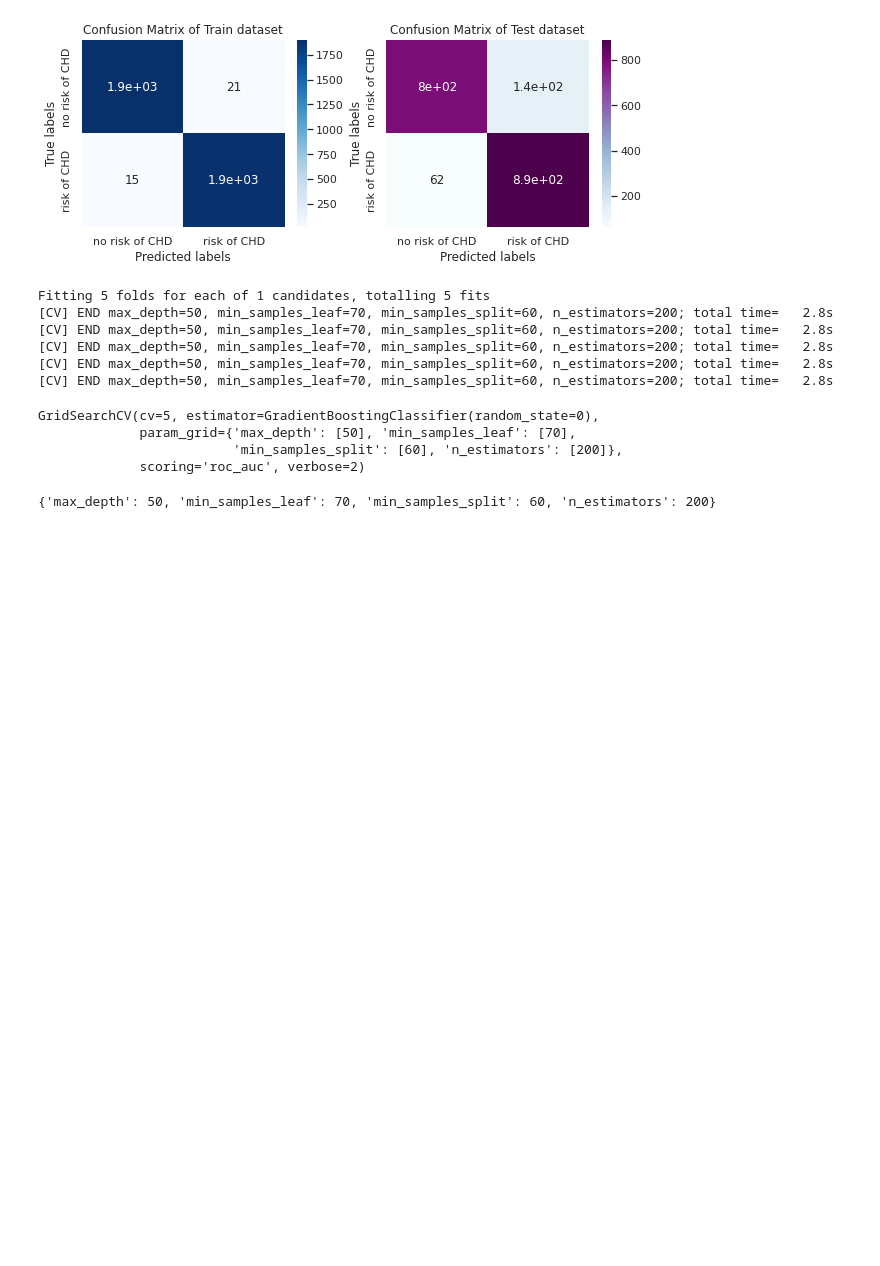
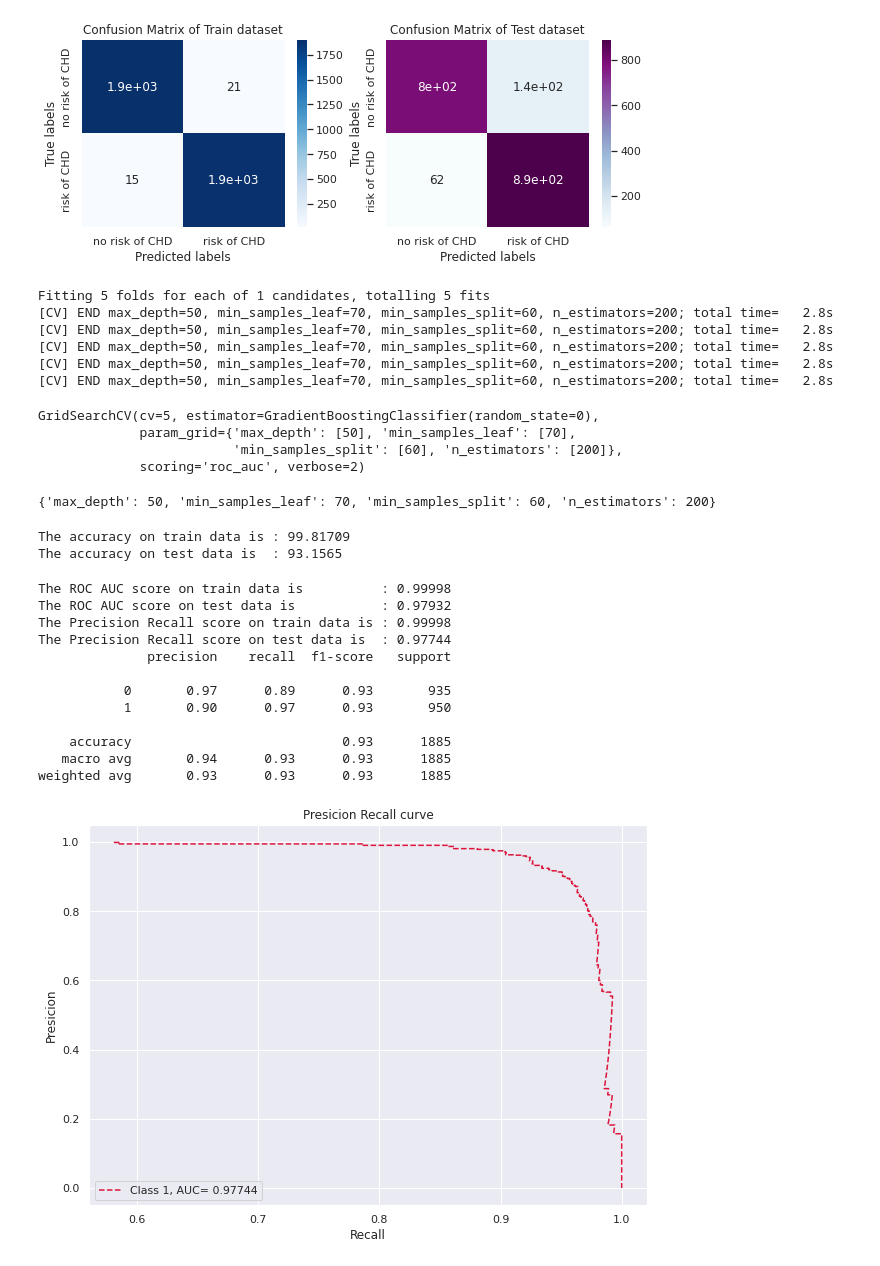
Before and after one commit to Sriharish19/SH-Supervised-ML-Cardiovascular-Risk-Prediction, a Jupyter notebook: SH_Supervised_ML_Classification_Cardiovascular_Risk_Prediction.ipynb, the cells around one changed output. Saved outputs shown, nothing was run; the diff lists cells and outputs as text; code cells hidden in the pictures; blank space fills up the shorter version.

```diff
--- a/SH_Supervised_ML_Classification_Cardiovascular_Risk_Prediction.ipynb
+++ b/SH_Supervised_ML_Classification_Cardiovascular_Risk_Prediction.ipynb
@@ -1259,3 +1259,35 @@ gbc_optimal_model = gbc_grid.best_estimator_
 print(gbc_grid.best_params_)
 # %% [output]
 {'max_depth': 50, 'min_samples_leaf': 70, 'min_samples_split': 60, 'n_estimators': 200}
+# %%
+# Get predicted probability
+y_train_proba_preds_gbc_cv = gbc_optimal_model.predict_proba(X_train)[:,1]
+y_test_proba_preds_gbc_cv = gbc_optimal_model.predict_proba(X_test)[:,1]
+# %%
+# Get the predicted classes
+
+y_train_predict_gbc_cv = gbc_optimal_model.predict(X_train)
+y_test_predict_gbc_cv = gbc_optimal_model.predict(X_test)
+# %%
+# Get the accuracy scores
+accuracy_scoress(y_train,y_train_predict_gbc_cv,y_test,y_test_predict_gbc_cv)
+# %% [output]
+The accuracy on train data is : 99.81709
+The accuracy on test data is  : 93.1565
+# %%
+# Evaluation
+evaluation(y_train,y_train_proba_preds_gbc_cv,y_test,y_test_proba_preds_gbc_cv,y_train_predict_gbc_cv,y_test_predict_gbc_cv)
+# %% [output]
+The ROC AUC score on train data is          : 0.99998
+The ROC AUC score on test data is           : 0.97932
+The Precision Recall score on train data is : 0.99998
+The Precision Recall score on test data is  : 0.97744
+              precision    recall  f1-score   support
+
+           0       0.97      0.89      0.93       935
+           1       0.90      0.97      0.93       950
+
+    accuracy                           0.93      1885
+   macro avg       0.94      0.93      0.93      1885
+weighted avg       0.93      0.93      0.93      1885
+[figure, added]
```
Also changed, not shown: parts of 42 cells of this notebook.
